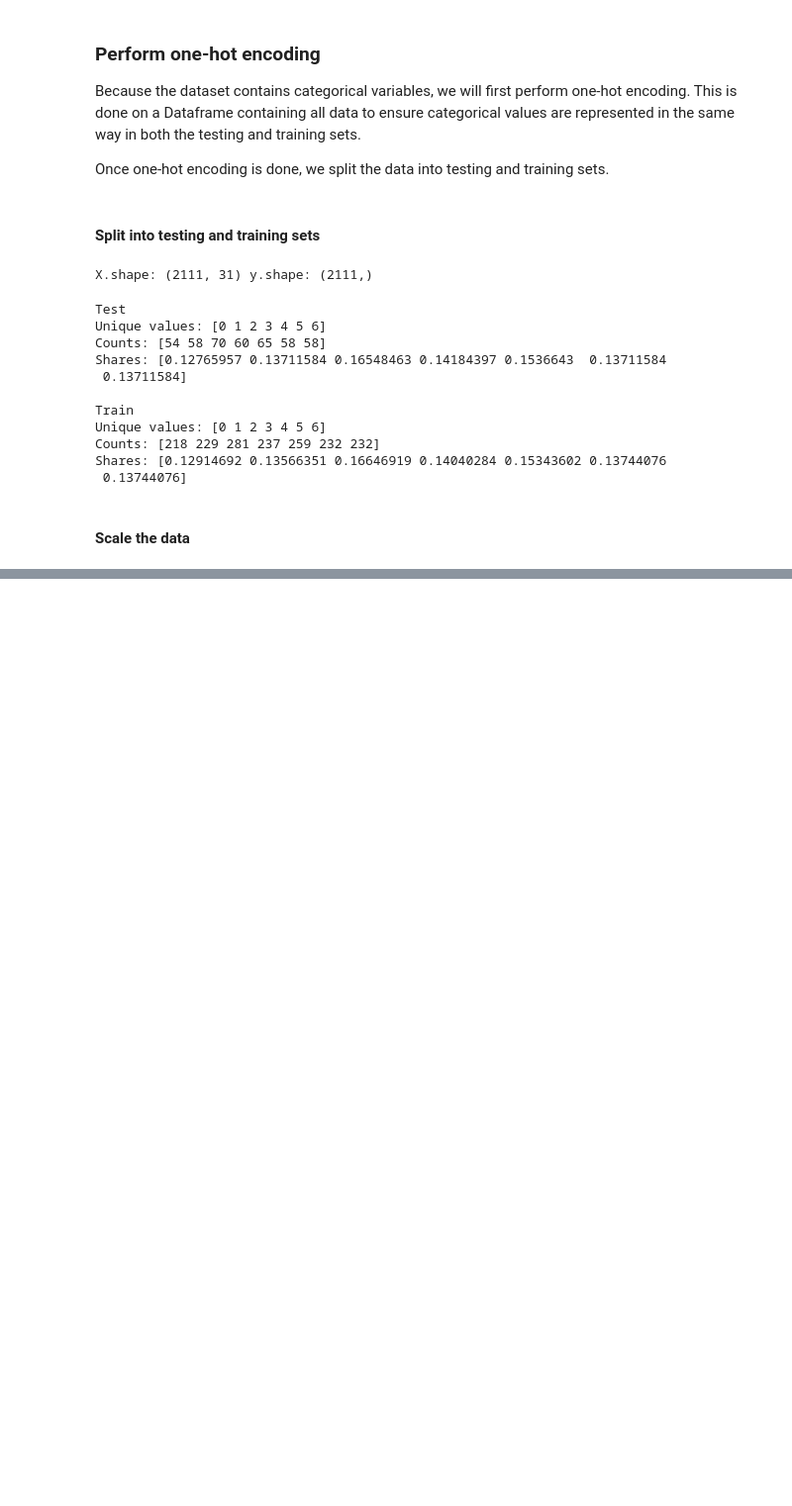
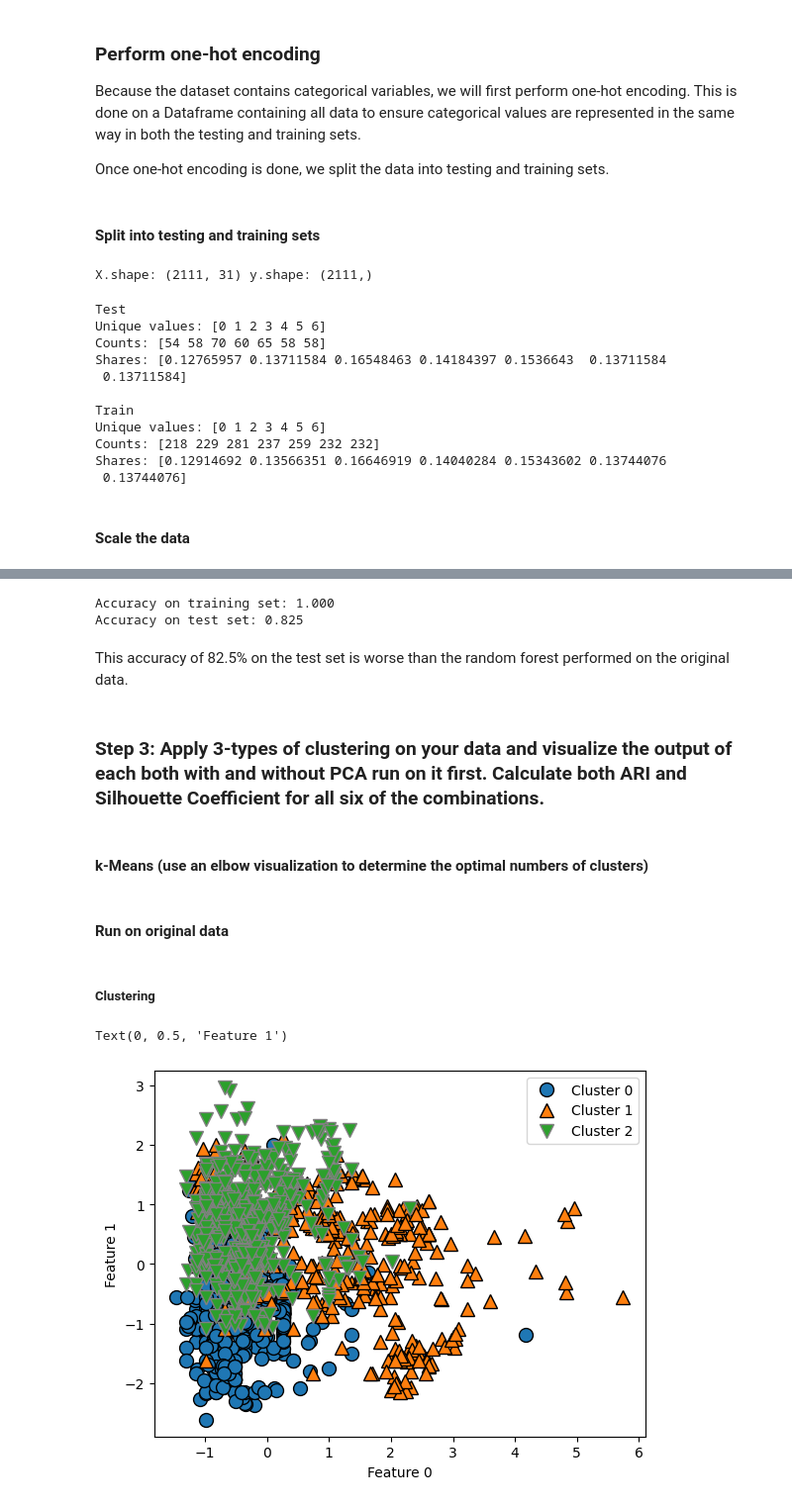
Before and after one commit to naterattner/data71200, a Jupyter notebook: project_3/data71200_summer24_project3.ipynb, the cells around one changed output, grey strips where cells are left out. Shown at 99% size. Drawn from its saved outputs; the diff is of its cells as text; code cells hidden in the pictures; blank space fills up the shorter version.

Commit message:
adds k-means

```diff
--- a/project_3/data71200_summer24_project3.ipynb
+++ b/project_3/data71200_summer24_project3.ipynb
@@ -140,0 +253,37 @@ X_test_scaled = scaler.transform(X_test)
+# %%
+forest.fit(X_train_pca_scaled, y_train)
+
+print("Accuracy on training set: {:.3f}".format(forest.score(X_train_pca_scaled, y_train)))
+print("Accuracy on test set: {:.3f}".format(forest.score(X_test_pca_scaled, y_test)))
+# %% [output]
+Accuracy on training set: 1.000
+Accuracy on test set: 0.825
+# %% [markdown]
+This accuracy of 82.5% on the test set is worse than the random forest performed on the original data.
+# %% [markdown]
+### Step 3: Apply 3-types of clustering on your data and visualize the output of each both with and without PCA run on it first. Calculate both ARI and Silhouette Coefficient for all six of the combinations.
+# %% [markdown]
+#### k-Means (use an elbow visualization to determine the optimal numbers of clusters)
+# %% [markdown]
+#### Run on original data
+# %% [markdown]
+##### Clustering
+# %%
+# import library
+from sklearn.cluster import KMeans
+
+# instantiate an instance of k-Means
+kmeans = KMeans(n_clusters=3)
+kmeans.fit(X_train_scaled)
+
+# get assignments (labels)
+assignments=kmeans.labels_
+
+# plot a scatter matrix of the results
+mglearn.discrete_scatter(X_train_scaled[:, 0], X_train_scaled[:, 1], assignments)
+plt.legend(["Cluster 0", "Cluster 1", "Cluster 2"], loc="best")
+plt.xlabel("Feature 0")
+plt.ylabel("Feature 1")
+# %% [output]
+Text(0, 0.5, 'Feature 1')
+[figure, added]
```
Also changed, not shown: parts of 26 cells of this notebook.
